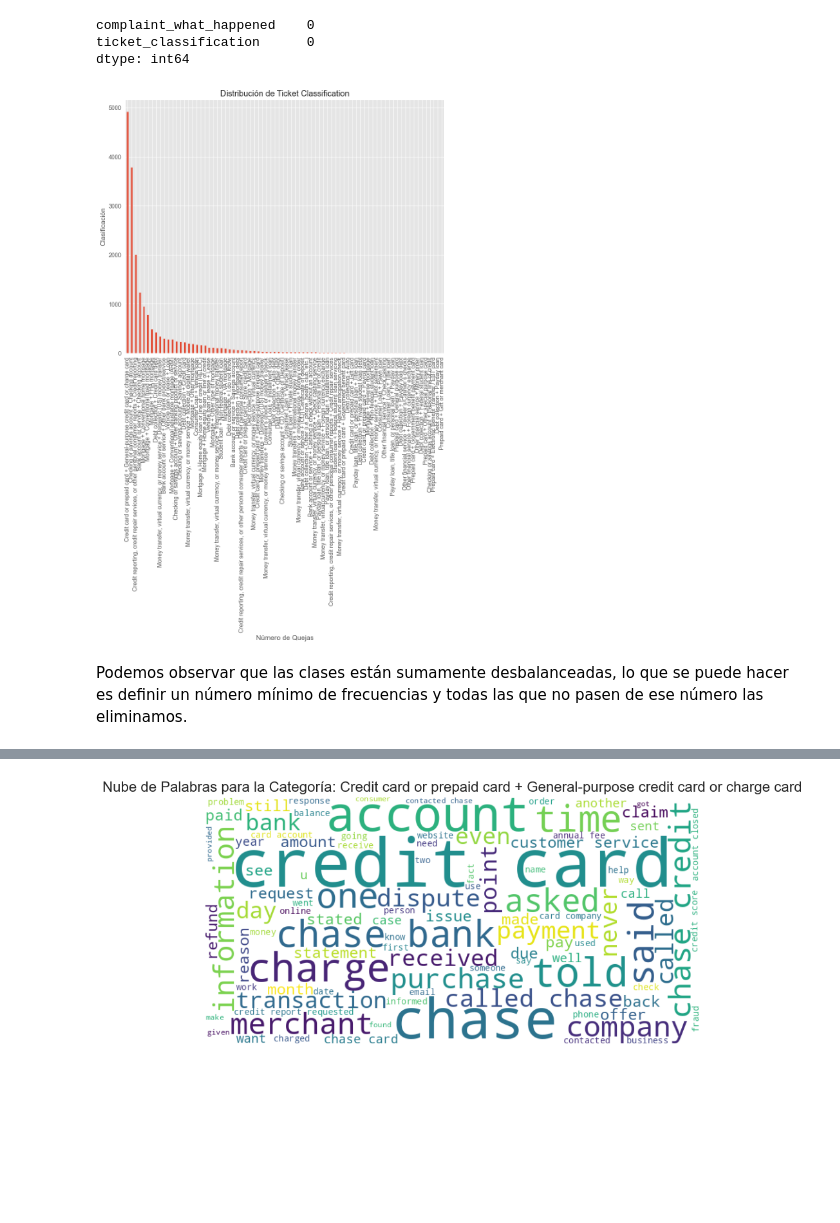
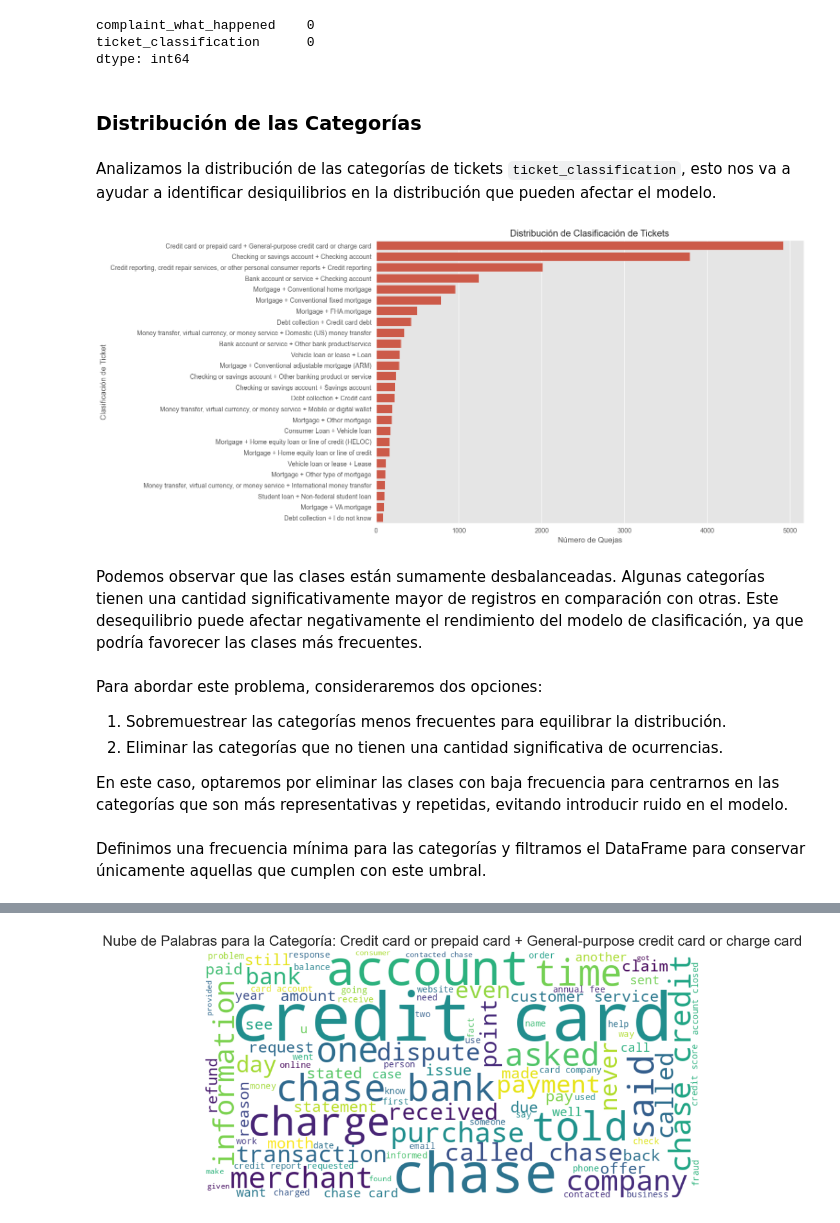
Before and after one commit to zapatacc/final-exam-pcd2024-autumn, a Jupyter notebook: notebooks/EDA.ipynb, the cells around one changed output, grey strips where cells are left out. Saved outputs shown, nothing was run; the diff lists cells and outputs as text; code cells hidden in the pictures; blank space fills up the shorter version.

```diff
--- a/notebooks/EDA.ipynb
+++ b/notebooks/EDA.ipynb
@@ -42,17 +46,29 @@ df.isnull().sum()
 complaint_what_happened    0
 ticket_classification      0
 dtype: int64
+# %% [markdown]
+### Distribución de las Categorías
+# %% [markdown]
+Analizamos la distribución de las categorías de tickets `ticket_classification`, esto nos va a ayudar a identificar desiquilibrios en la distribución que pueden afectar el modelo.
 # %%
-plt.figure(figsize=(10, 8))
-df['ticket_classification'].value_counts().plot(kind='bar')
-plt.title('Distribución de Ticket Classification')
-plt.xlabel('Número de Quejas')
-plt.ylabel('Clasificación')
+plt.figure(figsize=(12, 8))
+sns.countplot(y='ticket_classification', data=df, order=df['ticket_classification'].value_counts().index)
+plt.title("Distribución de Clasificación de Tickets")
+plt.xlabel("Número de Quejas")
+plt.ylabel("Clasificación de Ticket")
 plt.show()
 # %% [output]
-[figure, old version]
+[figure, new version]
 # %% [markdown]
-Podemos observar que las clases están sumamente desbalanceadas, lo que se puede hacer es definir un número mínimo de frecuencias y todas las que no pasen de ese número las eliminamos.
+Podemos observar que las clases están sumamente desbalanceadas. Algunas categorías tienen una cantidad significativamente mayor de registros en comparación con otras. Este desequilibrio puede afectar negativamente el rendimiento del modelo de clasificación, ya que podría favorecer las clases más frecuentes.
+# %% [markdown]
+Para abordar este problema, consideraremos dos opciones:
+1.	Sobremuestrear las categorías menos frecuentes para equilibrar la distribución.
+2. Eliminar las categorías que no tienen una cantidad significativa de ocurrencias.
+
+En este caso, optaremos por eliminar las clases con baja frecuencia para centrarnos en las categorías que son más representativas y repetidas, evitando introducir ruido en el modelo.
+# %% [markdown]
+Definimos una frecuencia mínima para las categorías y filtramos el DataFrame para conservar únicamente aquellas que cumplen con este umbral.
 # %%
 min_frequency = 80
 value_counts = df['ticket_classification'].value_counts()
```
Also changed, not shown: parts of 17 cells of this notebook.
